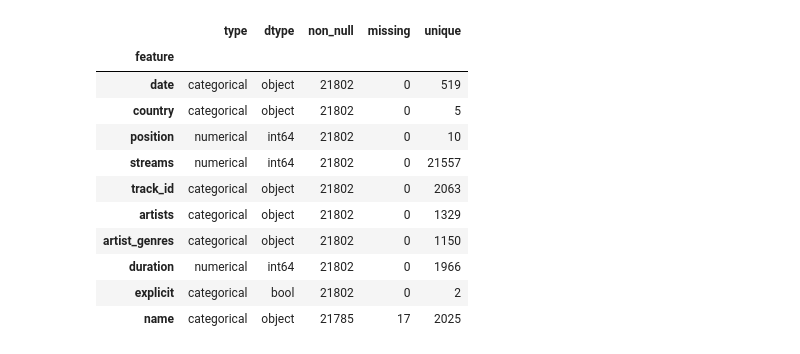
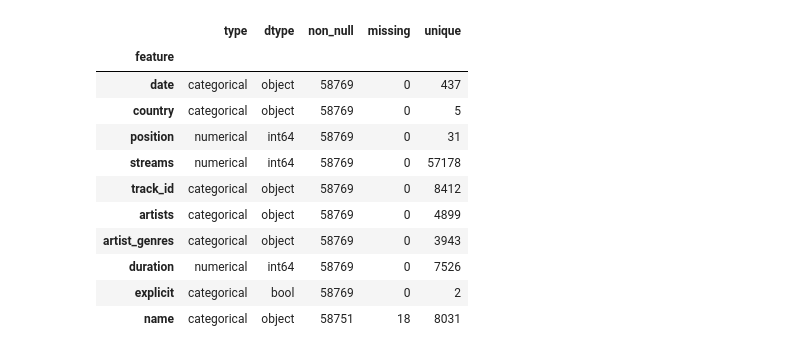
Before and after one commit to RyanFrazin/CS2410-Spotify-Data, a Jupyter notebook: CS2410_Spotify_Data.ipynb, the cells around one changed output. Drawn from its saved outputs; the diff is of its cells as text; code cells hidden in the pictures.

```diff
--- a/CS2410_Spotify_Data.ipynb
+++ b/CS2410_Spotify_Data.ipynb
@@ -38,26 +54,26 @@ duplicate rows: 0
 # %%
 # get the 5 countries with the most reported spotify users to focus on
 df = pd.read_csv("charts.csv", dtype={"zip": str})
 
 # We want the 5 countries with the most spotify users to focus on, and only songs with a top ten position on the chart
 keep_countries = ['us', 'br', 'gb', 'mx', 'in']
 df = df[df['country'].isin(keep_countries)]
-df = df[df['position'] <= 10]
+df = df[df['position'].between(70, 100)]
 
 feature_table(df)
 # %% [output]
 |  | type | dtype | non_null | missing | unique |
 | feature |  |  |  |  |  |
-| date | categorical | object | 21802 | 0 | 519 |
-| country | categorical | object | 21802 | 0 | 5 |
-| position | numerical | int64 | 21802 | 0 | 10 |
-| streams | numerical | int64 | 21802 | 0 | 21557 |
-| track_id | categorical | object | 21802 | 0 | 2063 |
-| artists | categorical | object | 21802 | 0 | 1329 |
-| artist_genres | categorical | object | 21802 | 0 | 1150 |
-| duration | numerical | int64 | 21802 | 0 | 1966 |
-| explicit | categorical | bool | 21802 | 0 | 2 |
-| name | categorical | object | 21785 | 17 | 2025 |
+| date | categorical | object | 58769 | 0 | 437 |
+| country | categorical | object | 58769 | 0 | 5 |
+| position | numerical | int64 | 58769 | 0 | 31 |
+| streams | numerical | int64 | 58769 | 0 | 57178 |
+| track_id | categorical | object | 58769 | 0 | 8412 |
+| artists | categorical | object | 58769 | 0 | 4899 |
+| artist_genres | categorical | object | 58769 | 0 | 3943 |
+| duration | numerical | int64 | 58769 | 0 | 7526 |
+| explicit | categorical | bool | 58769 | 0 | 2 |
+| name | categorical | object | 58751 | 18 | 8031 |
 # %%
 KEY = ['date', 'country', 'position', 'artist_genres']
 
```
Also changed, not shown: parts of 17 cells of this notebook, 1 other file.
